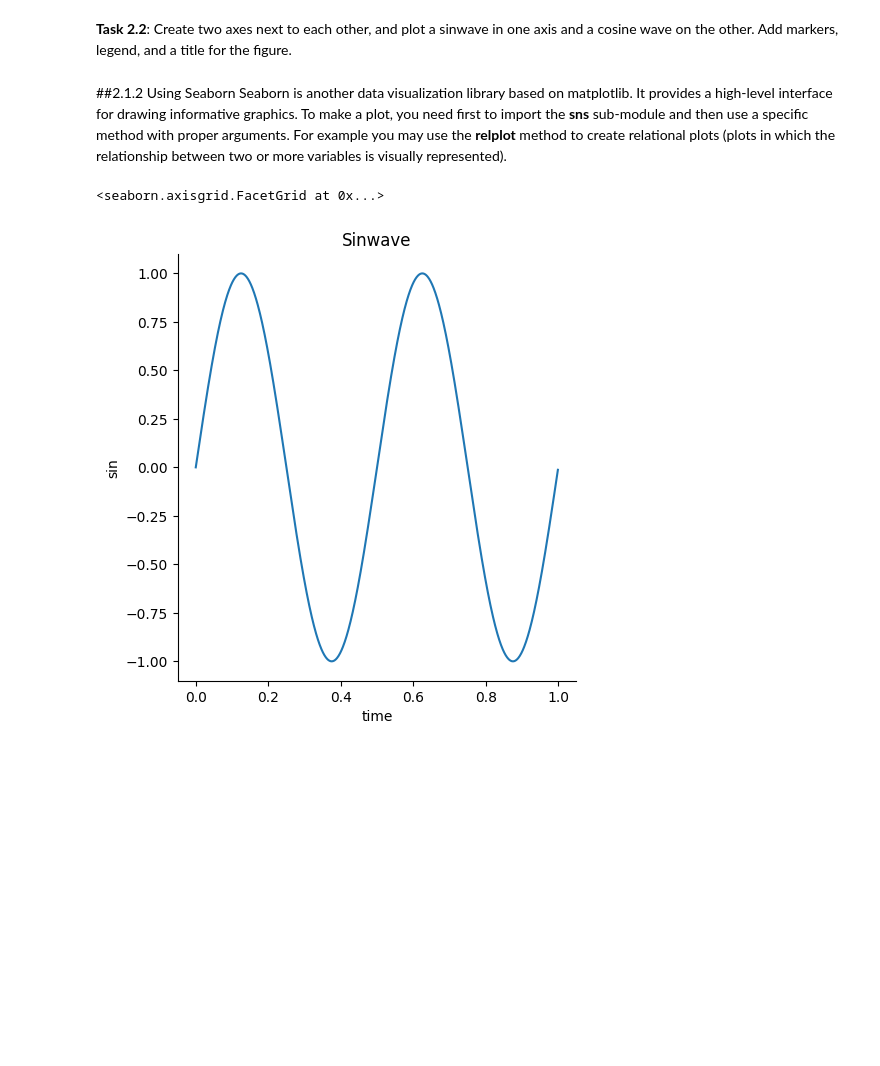
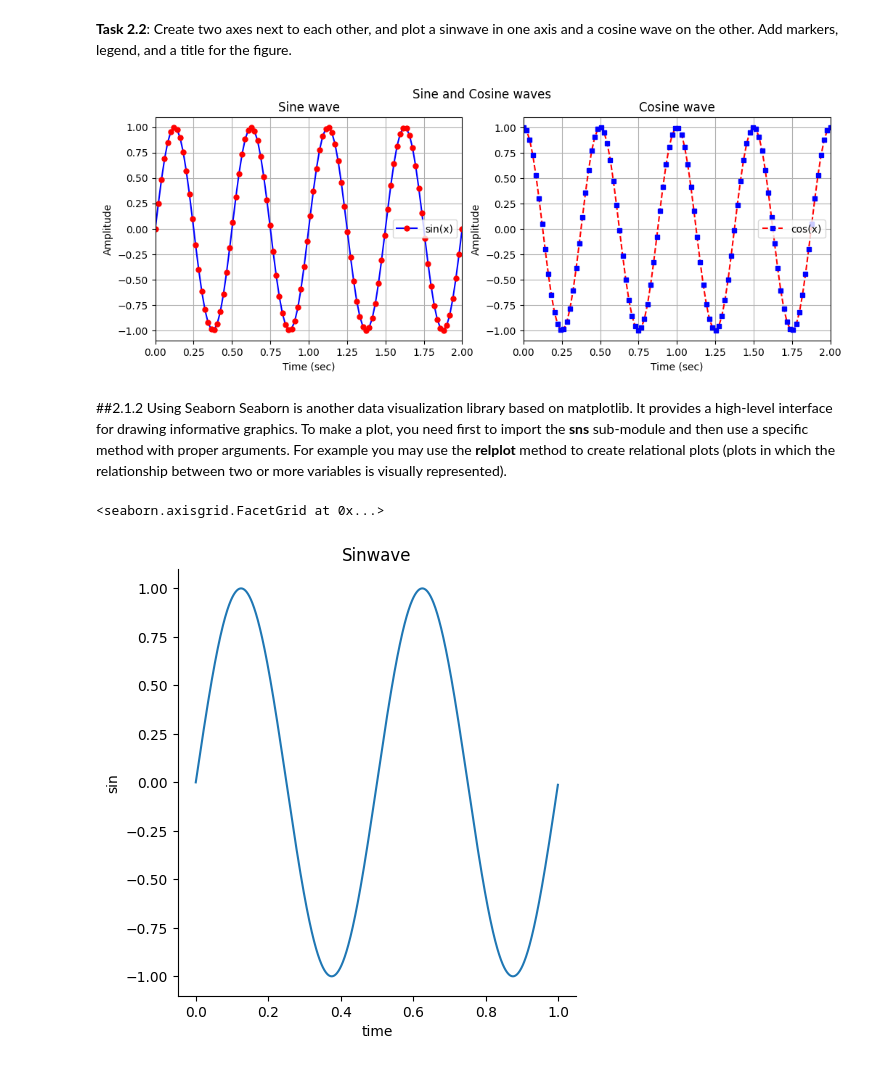
Before and after one commit to amohd63/ENCS5141-INTELLIGENT-SYSTEMS-LAB, a Jupyter notebook: Manual_ENCS5141_Exp2_Handling_Missing_Data.ipynb, the cells around one changed output. Cells and saved outputs as stored; diff of their text form; code cells hidden in the pictures; blank space fills up the shorter version.

```diff
--- a/Manual_ENCS5141_Exp2_Handling_Missing_Data.ipynb
+++ b/Manual_ENCS5141_Exp2_Handling_Missing_Data.ipynb
@@ -90,3 +114,36 @@ plt.show()
+# %%
+#write you code here
+# generating two sinwwave signals
+t = np.linspace(0, 2, 100)
+sig1 = np.sin(2 * np.pi * 2 * t)
+sig2 = np.cos(2 * np.pi * 2 * t)
+
+fig, axs = plt.subplots(1, 2, figsize=(12, 4))
+
+# Set titles for the axes
+axs[0].set_title("Sine wave")
+axs[1].set_title("Cosine wave")
+
+axs[0].plot(t, sig1, label="sin(x)", color="blue", linestyle="-", marker="o", markersize=5, mec = 'r', mfc = 'r')
+axs[0].set_xlim(0, 2)
+axs[0].set_xlabel('Time (sec)')
+axs[0].set_ylabel('Amplitude')
+axs[0].grid(True)
+
+axs[1].plot(t, sig2, label="cos(x)", color="red", linestyle="--", marker="s", markersize=5, mec = 'b', mfc = 'b')
+axs[1].set_xlim(0, 2)
+axs[1].set_xlabel('Time (sec)')
+axs[1].set_ylabel('Amplitude')
+axs[1].grid(True)
+
+# Add legends to both axes
+axs[0].legend()
+axs[1].legend()
+
+plt.suptitle("Sine and Cosine waves")
+plt.show()
+# %% [output]
+[figure, added]
 # %% [markdown]
 
 ##2.1.2 Using Seaborn
```
Also changed, not shown: parts of 24 cells of this notebook.
